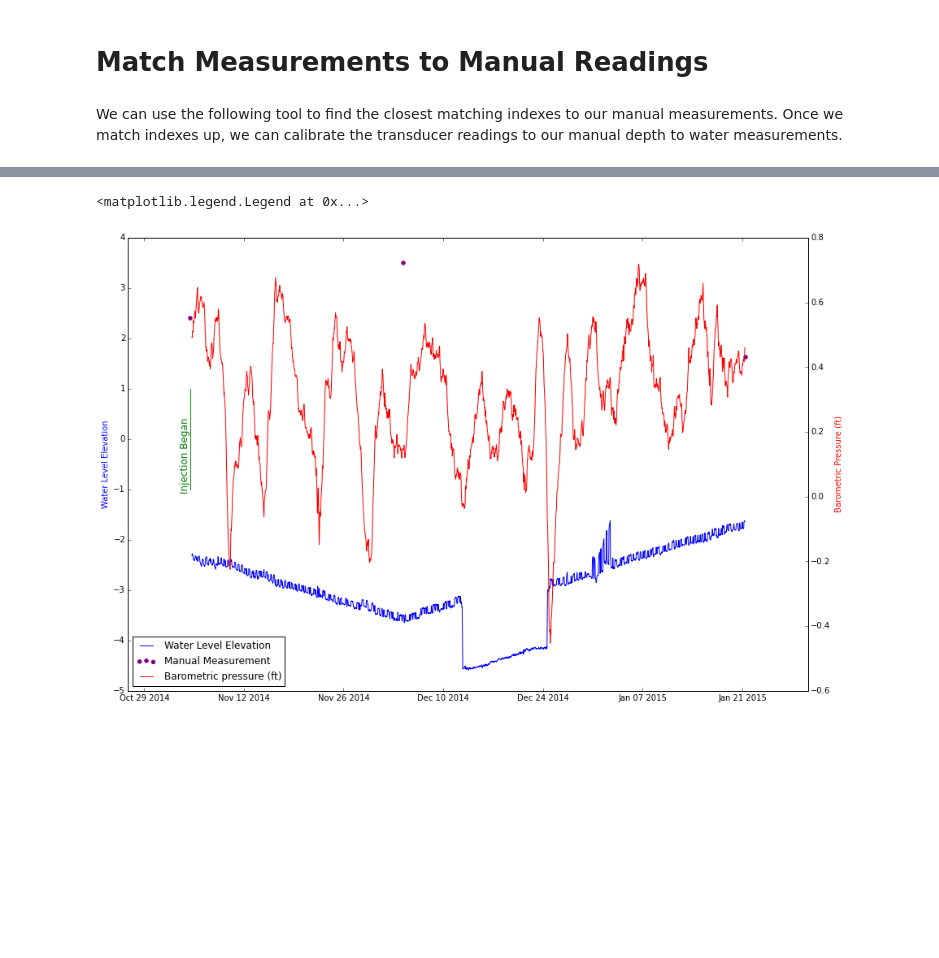
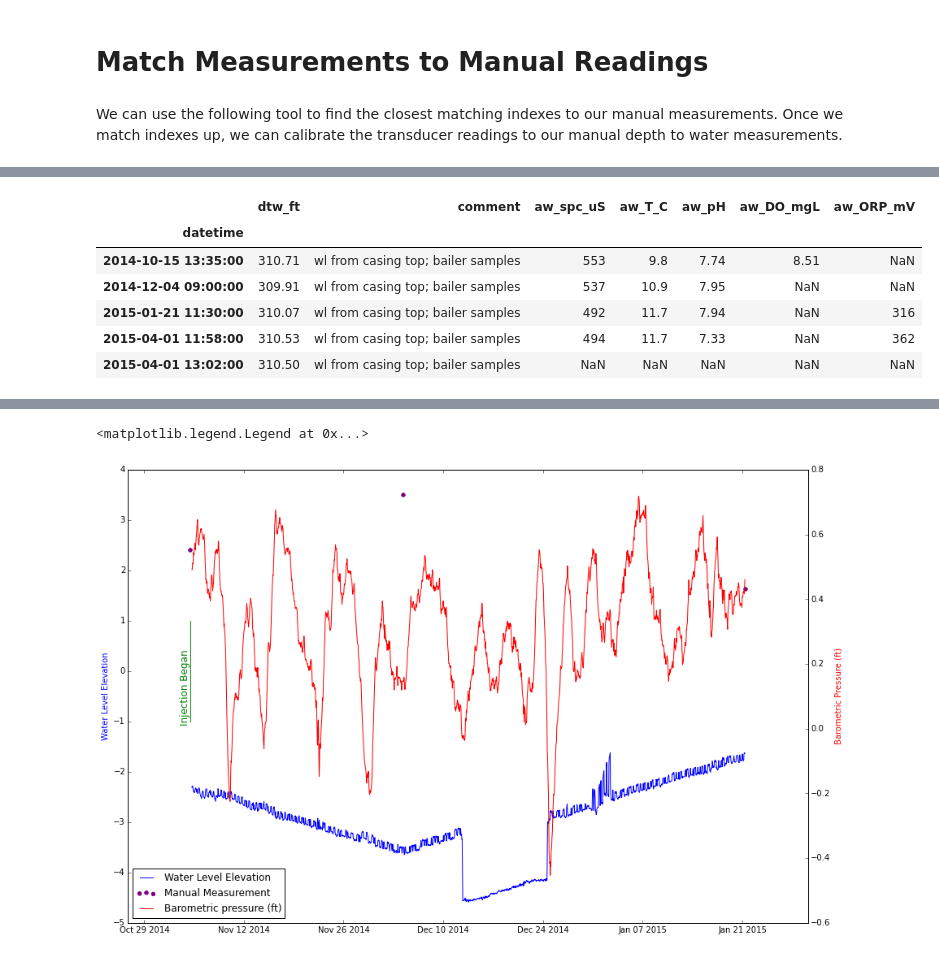
Before and after one commit to inkenbrandt/IPython, a Jupyter notebook: Transducer Data Massage 2.ipynb, the cells around one changed output, grey strips where cells are left out. Drawn from its saved outputs; the diff is of its cells as text; code cells hidden in the pictures; blank space fills up the shorter version.

```diff
--- a/Transducer Data Massage 2.ipynb
+++ b/Transducer Data Massage 2.ipynb
@@ -437,5 +489,15 @@ def baro_drift_correct(wellfile,barofile,manualfile,sampint=60,wellelev=4800,sti
     wellbarofinal = smoother(wellbarofixed, 'WaterElevation')
 
     return wellbarofinal
+# %%
+manualfile
+# %% [output]
+|  | dtw_ft | comment | aw_spc_uS | aw_T_C | aw_pH | aw_DO_mgL | aw_ORP_mV |
+| datetime |  |  |  |  |  |  |  |
+| 2014-10-15 13:35:00 | 310.71 | wl from casing top; bailer samples | 553 | 9.8 | 7.74 | 8.51 | NaN |
+| 2014-12-04 09:00:00 | 309.91 | wl from casing top; bailer samples | 537 | 10.9 | 7.95 | NaN | NaN |
+| 2015-01-21 11:30:00 | 310.07 | wl from casing top; bailer samples | 492 | 11.7 | 7.94 | NaN | 316 |
+| 2015-04-01 11:58:00 | 310.53 | wl from casing top; bailer samples | 494 | 11.7 | 7.33 | NaN | 362 |
+| 2015-04-01 13:02:00 | 310.50 | wl from casing top; bailer samples | NaN | NaN | NaN | NaN | NaN |
 # %%
 wellbarofixed = baro_drift_correct(wellfile,barofile,manualfile,60, 4800.25, 3.25)
```
Also changed, not shown: parts of 13 cells of this notebook, 2 other files.
